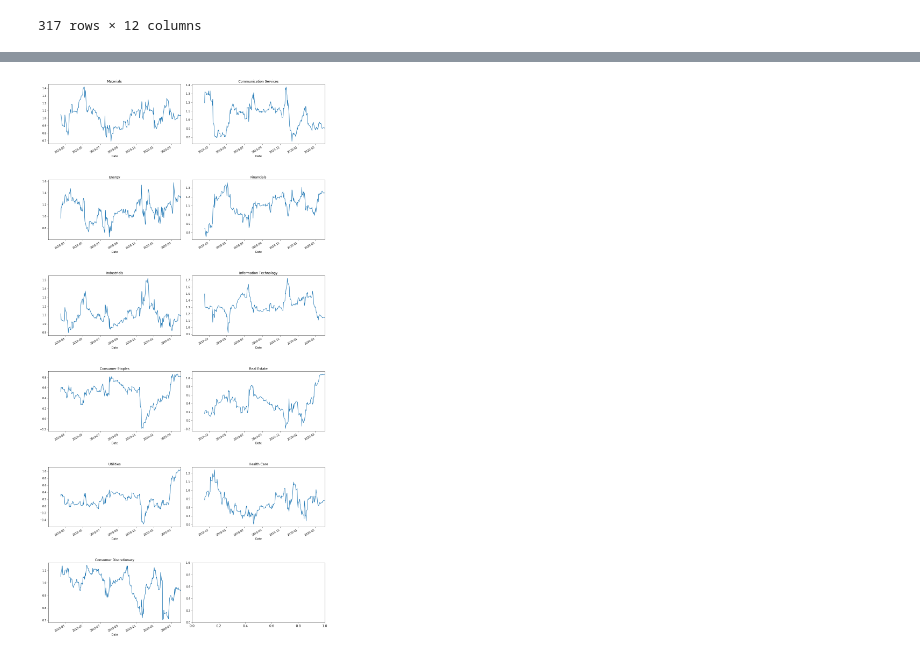
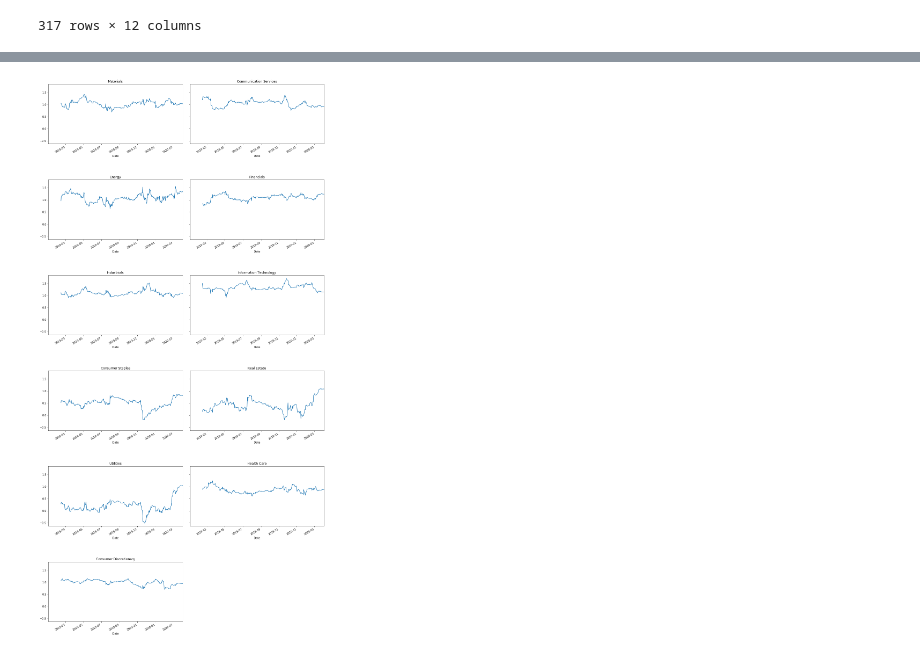
Before and after one commit to SachinGokal/capstone-one, a Jupyter notebook: notebook.ipynb, the cells around one changed output, grey strips where cells are left out. Drawn from its saved outputs; the diff is of its cells as text; code cells hidden in the pictures.

Commit message:
initial plot tweaks

```diff
--- a/notebook.ipynb
+++ b/notebook.ipynb
@@ -203,10 +178,14 @@ betas[30:]
 # %%
-      fig, axs = plt.subplots(6, 2, figsize=(15, 35))
+    def plot_sector_betas_over_time(betas_df):
+      fig, axs = plt.subplots(6, 2, sharey=True, figsize=(15, 35))
       fig.tight_layout()
       plt.subplots_adjust(hspace=.6)
       plt.xticks(fontsize=12)
       for sym, ax in zip(SECTOR_ETF_SYMBOLS.keys(), axs.flatten()):
-        betas[f'{sym.lower()}_beta'].plot(ax=ax, title=SECTOR_ETF_SYMBOLS[sym])
-      plt.savefig('beta_for_each_sector_since_2019.png')
+        betas_df[f'{sym.lower()}_beta'].plot(ax=ax, title=SECTOR_ETF_SYMBOLS[sym])
+      plt.savefig('30_period_beta_for_each_sector_since_2019.png')
+      fig.delaxes(axs[-1, -1])
-# %% [output]
-[figure, removed]
+# %%
+plot_sector_betas_over_time(betas)
+# %% [output]
+[figure, added]
```
Also changed, not shown: parts of 4 cells of this notebook, 4 other files.
